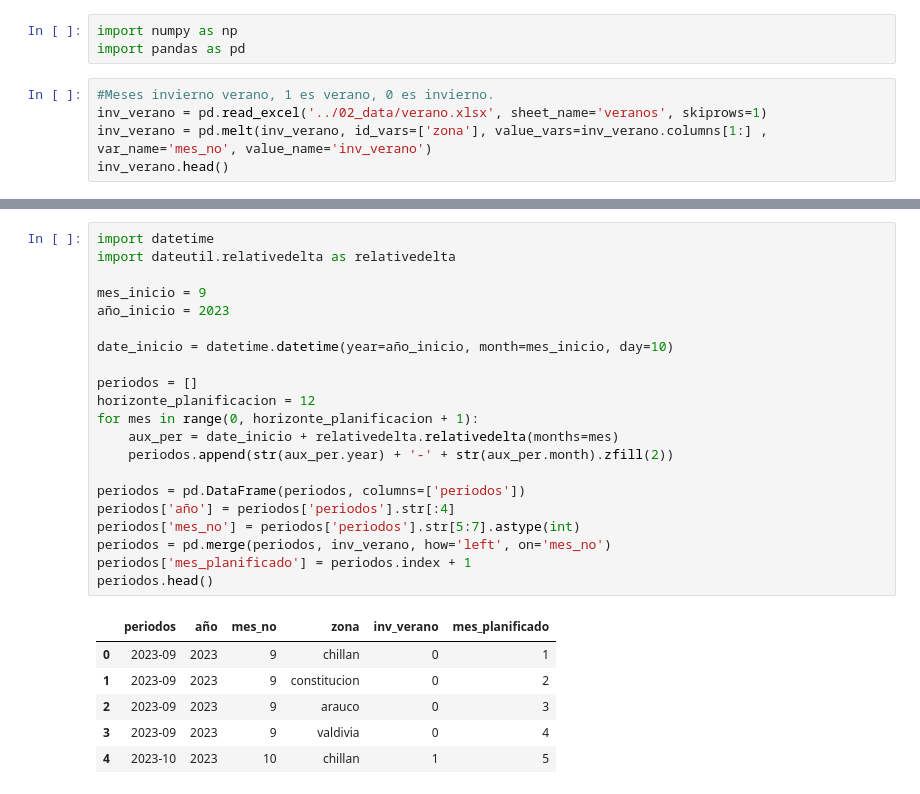
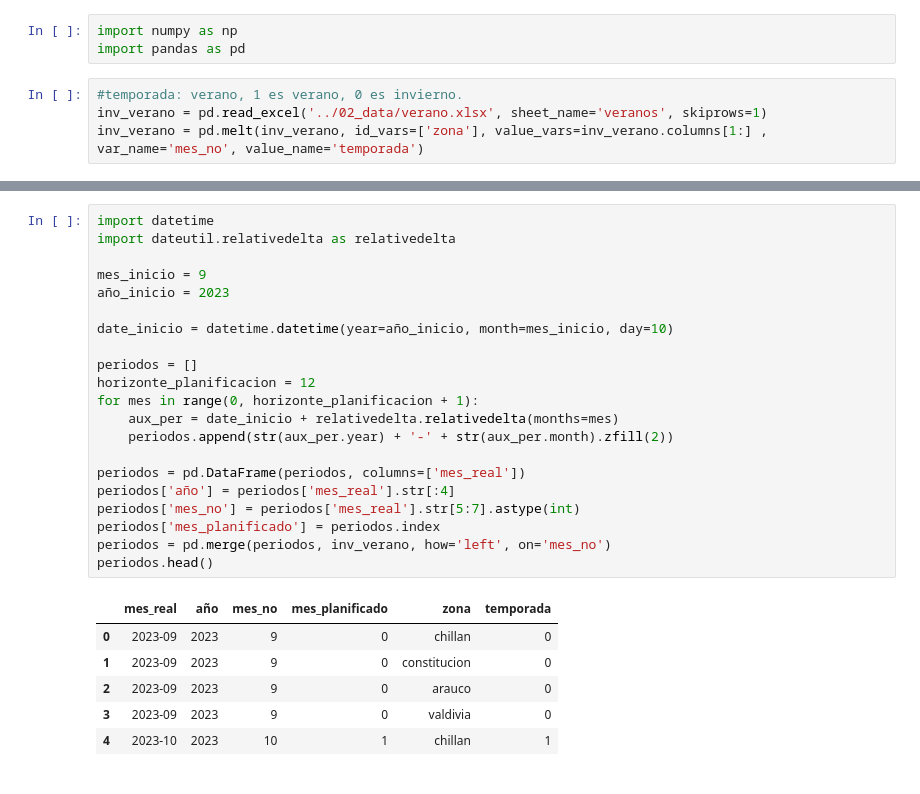
Before and after one commit to ptoledor/heu_opticliente, a Jupyter notebook: 01_notebooks/algo.ipynb, the cells around one changed output, grey strips where cells are left out. Drawn from its saved outputs; the diff is of its cells as text.

```diff
--- a/01_notebooks/algo.ipynb
+++ b/01_notebooks/algo.ipynb
@@ -2,7 +2,6 @@
 import numpy as np
 import pandas as pd
 # %%
-#Meses invierno verano, 1 es verano, 0 es invierno.
+#temporada: verano, 1 es verano, 0 es invierno.
 inv_verano = pd.read_excel('../02_data/verano.xlsx', sheet_name='veranos', skiprows=1)
-inv_verano = pd.melt(inv_verano, id_vars=['zona'], value_vars=inv_verano.columns[1:] , var_name='mes_no', value_name='inv_verano')
-inv_verano.head()
+inv_verano = pd.melt(inv_verano, id_vars=['zona'], value_vars=inv_verano.columns[1:] , var_name='mes_no', value_name='temporada')
@@ -16,31 +8,31 @@ inv_verano.head()
 # %%
 import datetime
 import dateutil.relativedelta as relativedelta
 
 mes_inicio = 9
 año_inicio = 2023
 
 date_inicio = datetime.datetime(year=año_inicio, month=mes_inicio, day=10)
 
 periodos = []
 horizonte_planificacion = 12
 for mes in range(0, horizonte_planificacion + 1):
     aux_per = date_inicio + relativedelta.relativedelta(months=mes)
     periodos.append(str(aux_per.year) + '-' + str(aux_per.month).zfill(2))
 
-periodos = pd.DataFrame(periodos, columns=['periodos'])
-periodos['año'] = periodos['periodos'].str[:4]
-periodos['mes_no'] = periodos['periodos'].str[5:7].astype(int)
+periodos = pd.DataFrame(periodos, columns=['mes_real'])
+periodos['año'] = periodos['mes_real'].str[:4]
+periodos['mes_no'] = periodos['mes_real'].str[5:7].astype(int)
+periodos['mes_planificado'] = periodos.index
 periodos = pd.merge(periodos, inv_verano, how='left', on='mes_no')
-periodos['mes_planificado'] = periodos.index + 1
 periodos.head()
 # %% [output]
-|  | periodos | año | mes_no | zona | inv_verano | mes_planificado |
-| 0 | 2023-09 | 2023 | 9 | chillan | 0 | 1 |
-| 1 | 2023-09 | 2023 | 9 | constitucion | 0 | 2 |
-| 2 | 2023-09 | 2023 | 9 | arauco | 0 | 3 |
-| 3 | 2023-09 | 2023 | 9 | valdivia | 0 | 4 |
-| 4 | 2023-10 | 2023 | 10 | chillan | 1 | 5 |
+|  | mes_real | año | mes_no | mes_planificado | zona | temporada |
+| 0 | 2023-09 | 2023 | 9 | 0 | chillan | 0 |
+| 1 | 2023-09 | 2023 | 9 | 0 | constitucion | 0 |
+| 2 | 2023-09 | 2023 | 9 | 0 | arauco | 0 |
+| 3 | 2023-09 | 2023 | 9 | 0 | valdivia | 0 |
+| 4 | 2023-10 | 2023 | 10 | 1 | chillan | 1 |
 # %%
 #Carga de plantas
 
```
Also changed, not shown: parts of 13 cells of this notebook, 1 other file.
